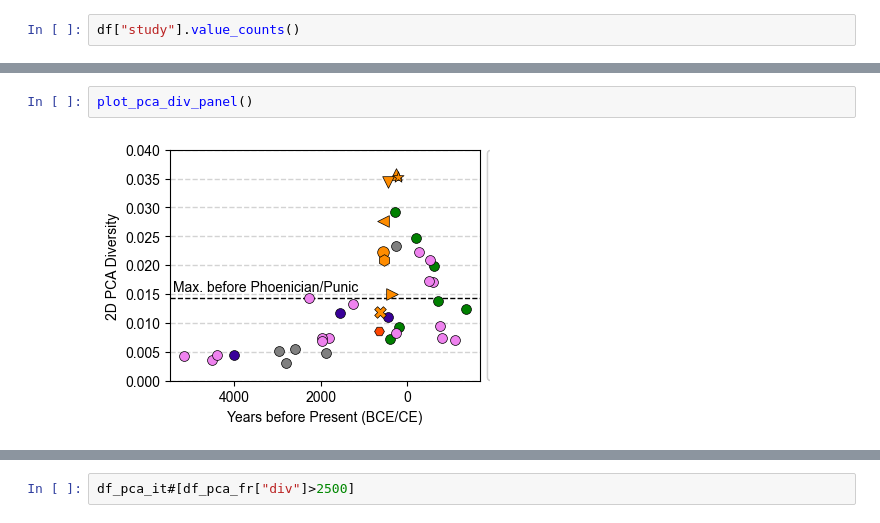
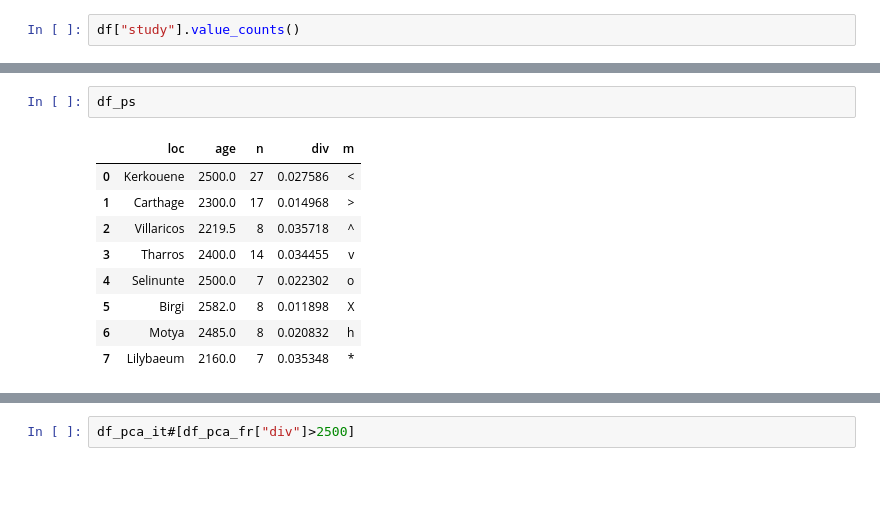
Before and after one commit to hringbauer/punic_aDNA, a Jupyter notebook: notebooks/figs/plot_y_div.ipynb, the cells around one changed output, grey strips where cells are left out. Cells and saved outputs as stored; diff of their text form; blank space fills up the shorter version.

```diff
--- a/notebooks/figs/plot_y_div.ipynb
+++ b/notebooks/figs/plot_y_div.ipynb
@@ -740,7 +729,15 @@ def plot_pca_div_panel(ax=0, figsize=(4,3), col_plot="div", ylim=[0, 0.04],
         ax.set_ylim(ylim)
     if show:
         plt.show()
-# %%
-plot_pca_div_panel()
-# %% [output]
-[figure, removed]
+# %%
+df_ps
+# %% [output]
+|  | loc | age | n | div | m |
+| 0 | Kerkouene | 2500.0 | 27 | 0.027586 | < |
+| 1 | Carthage | 2300.0 | 17 | 0.014968 | > |
+| 2 | Villaricos | 2219.5 | 8 | 0.035718 | ^ |
+| 3 | Tharros | 2400.0 | 14 | 0.034455 | v |
+| 4 | Selinunte | 2500.0 | 7 | 0.022302 | o |
+| 5 | Birgi | 2582.0 | 8 | 0.011898 | X |
+| 6 | Motya | 2485.0 | 8 | 0.020832 | h |
+| 7 | Lilybaeum | 2160.0 | 7 | 0.035348 | * |
```
Also changed, not shown: parts of 20 cells of this notebook, 3 other files.
